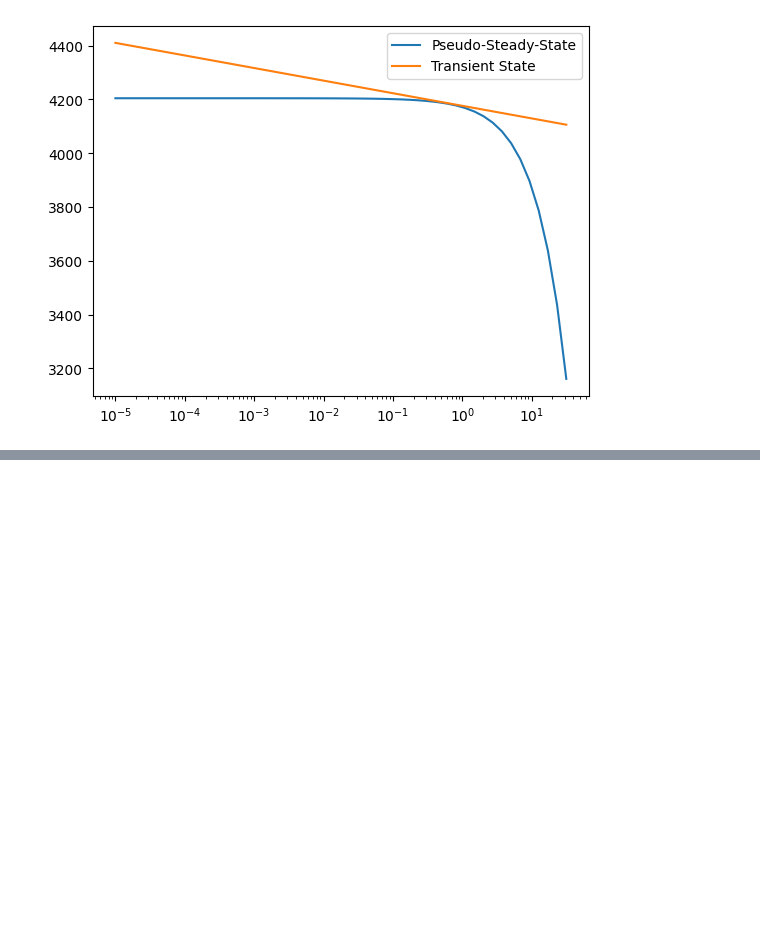
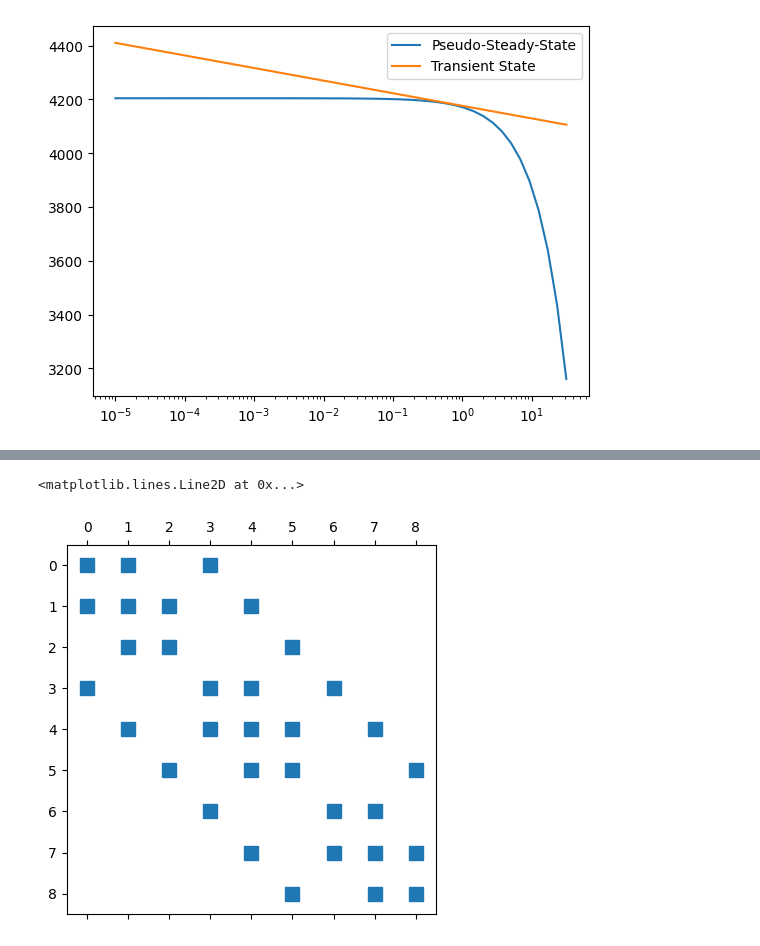
Before and after one commit to jshiriyev/reservoir-simulation, a Jupyter notebook: docs/chapter_04_multidimensional_reservoir_domain/05_single_phase_radial_flow_benchmarking.ipynb, the cells around one changed output, grey strips where cells are left out. Cells and saved outputs as stored; diff of their text form; code cells hidden in the pictures; blank space fills up the shorter version.

```diff
--- a/docs/chapter_04_multidimensional_reservoir_domain/05_single_phase_radial_flow_benchmarking.ipynb
+++ b/docs/chapter_04_multidimensional_reservoir_domain/05_single_phase_radial_flow_benchmarking.ipynb
@@ -169,0 +183,2 @@ plt.show()
+# %%
+grids = delta.grids
@@ -169,0 +201,2 @@ plt.show()
+# %%
+solver = respy.BaseSolver(grids,rock,fluid,tcomp=25e-6)
@@ -169,0 +227,4 @@ plt.show()
+# %%
+vec = solver.vector(tstep=0.001,wells=(well,))
+# %%
+mat = solver.matrix(vec)
@@ -169,0 +251,5 @@ plt.show()
+# %%
+plt.spy(mat.T)
+# %% [output]
+<matplotlib.lines.Line2D at 0x...>
+[figure, added]
```
Also changed, not shown: parts of 24 cells of this notebook, 4 other files.
